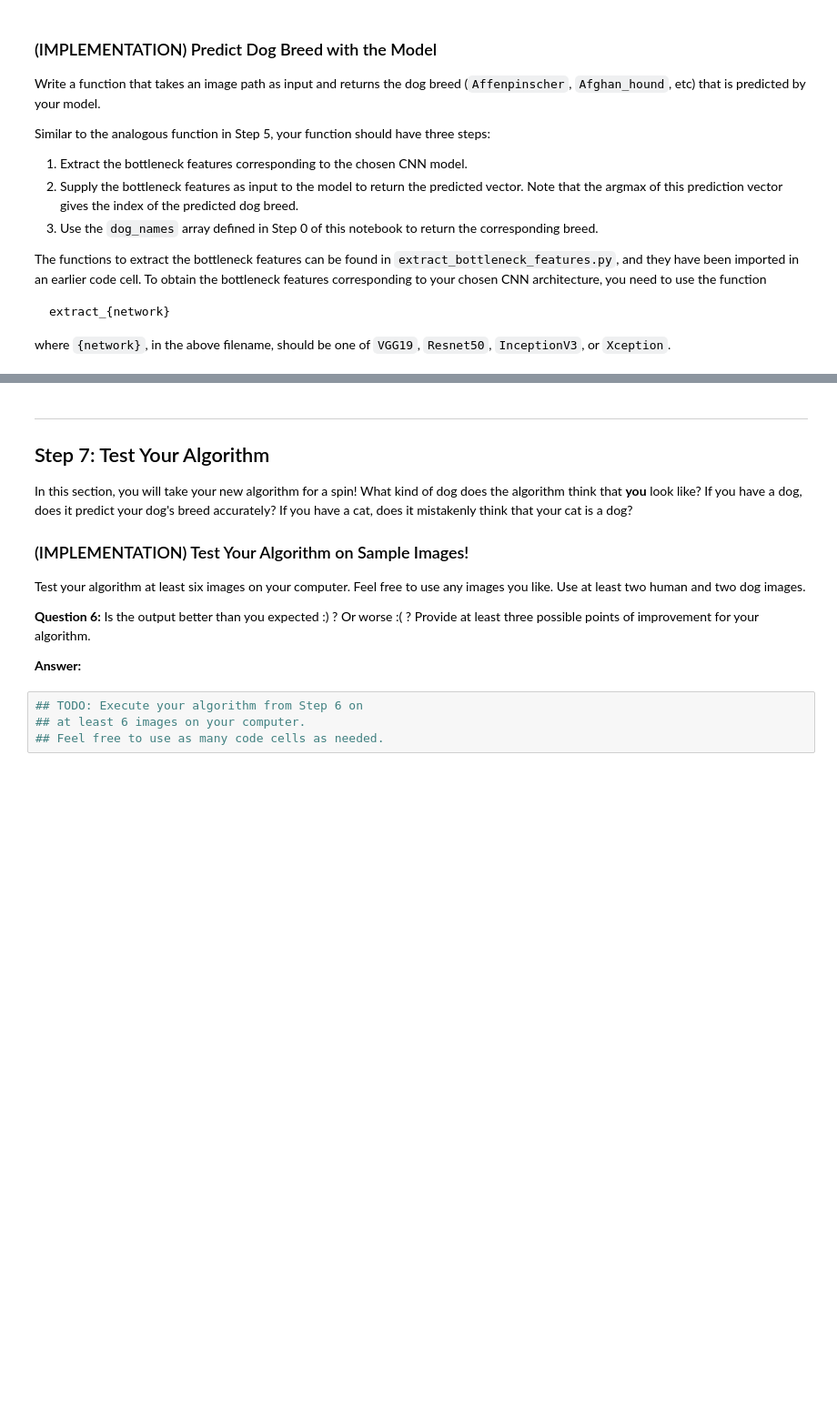
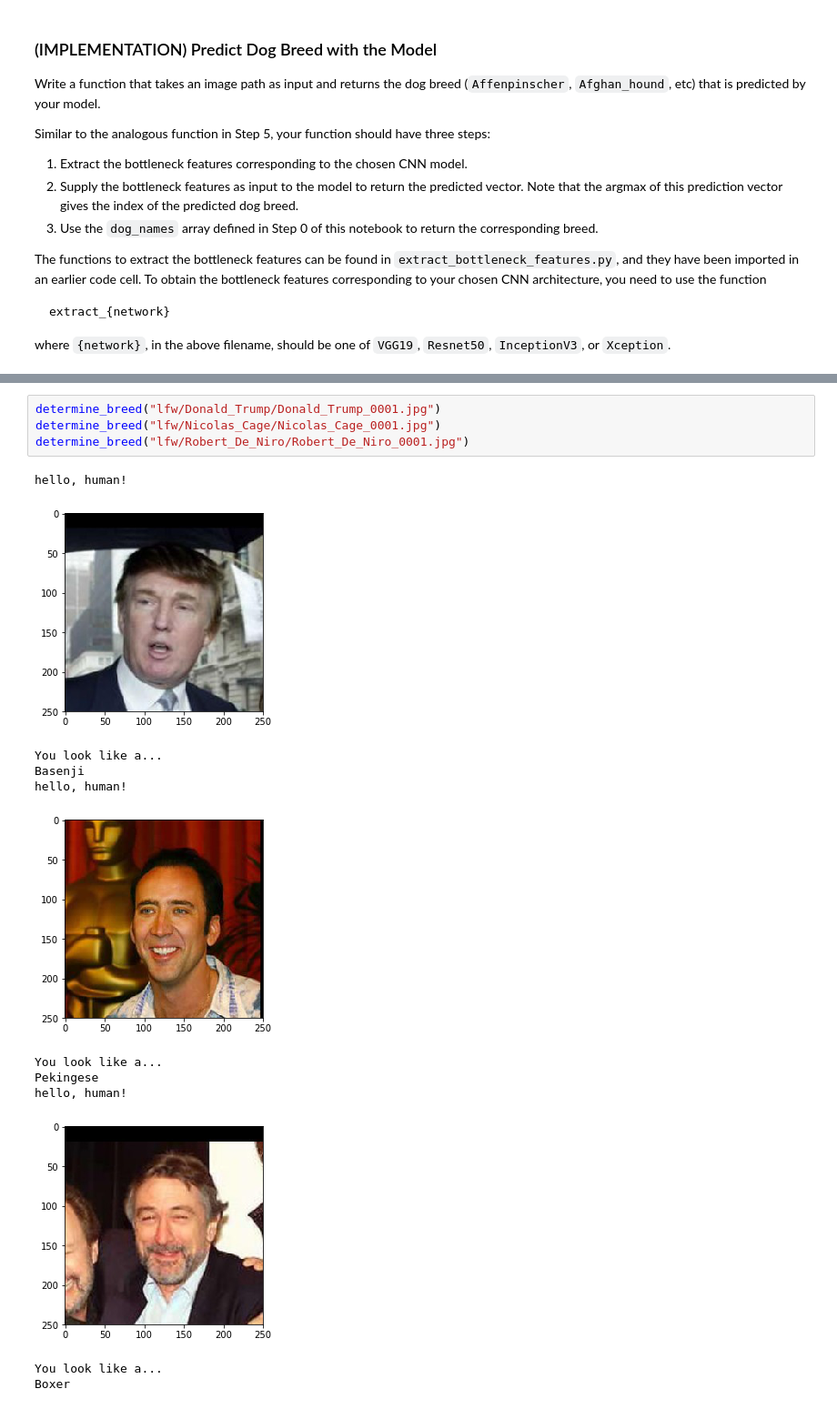
Before and after one commit to jmvargas/dog-project, a Jupyter notebook: dog_app.ipynb, the cells around one changed output, grey strips where cells are left out. Shown at 91% size. Saved outputs shown, nothing was run; the diff lists cells and outputs as text; blank space fills up the shorter version.

```diff
--- a/dog_app.ipynb
+++ b/dog_app.ipynb
@@ -710,18 +765,17 @@ Some sample output for our algorithm is provided below, but feel free to design
-# %% [markdown]
----
-<a id='step7'></a>
-## Step 7: Test Your Algorithm
-
-In this section, you will take your new algorithm for a spin!  What kind of dog does the algorithm think that __you__ look like?  If you have a dog, does it predict your dog's breed accurately?  If you have a cat, does it mistakenly think that your cat is a dog?
-
-### (IMPLEMENTATION) Test Your Algorithm on Sample Images!
-
-Test your algorithm at least six images on your computer.  Feel free to use any images you like.  Use at least two human and two dog images.
-
-__Question 6:__ Is the output better than you expected :) ?  Or worse :( ?  Provide at least three possible points of improvement for your algorithm.
-
-__Answer:__
-# %%
-## TODO: Execute your algorithm from Step 6 on
-## at least 6 images on your computer.
-## Feel free to use as many code cells as needed.
+# %%
+determine_breed("lfw/Donald_Trump/Donald_Trump_0001.jpg")
+determine_breed("lfw/Nicolas_Cage/Nicolas_Cage_0001.jpg")
+determine_breed("lfw/Robert_De_Niro/Robert_De_Niro_0001.jpg")
+# %% [output]
+hello, human!
+[figure, added]
+You look like a...
+Basenji
+hello, human!
+[figure, added]
+You look like a...
+Pekingese
+hello, human!
+[figure, added]
+You look like a...
+Boxer
```
Also changed, not shown: parts of 15 cells of this notebook.
